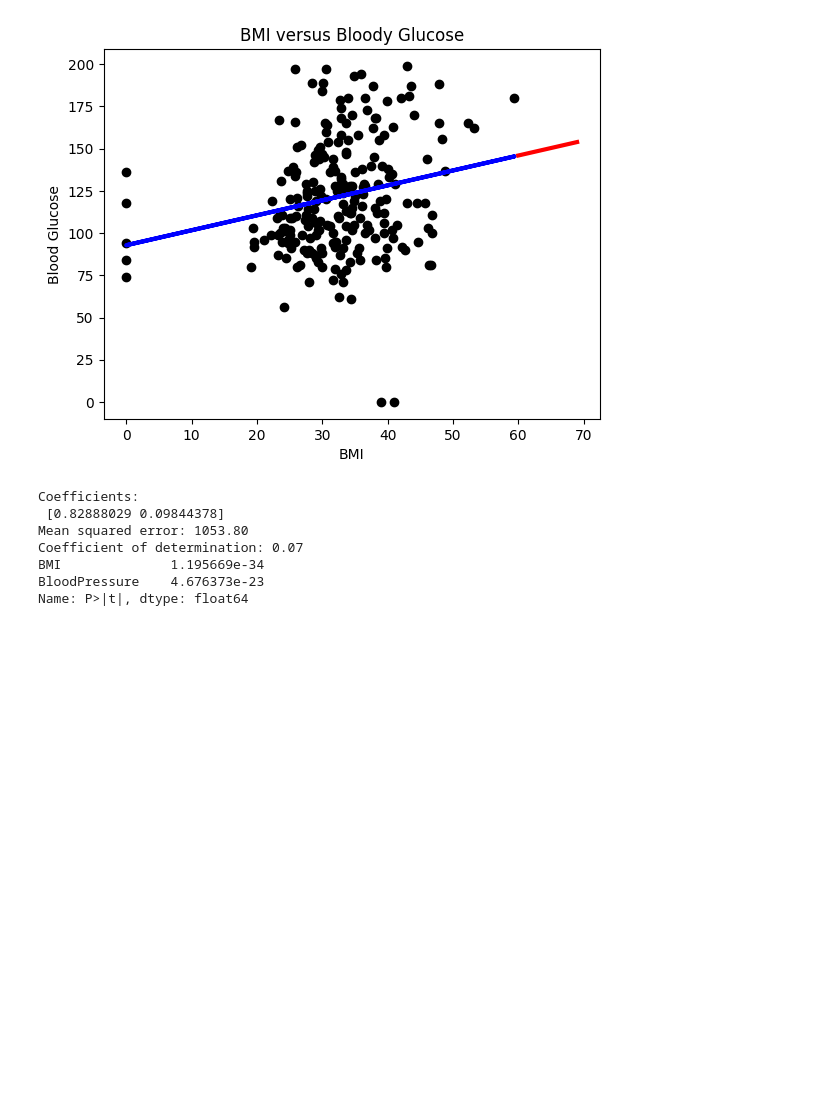
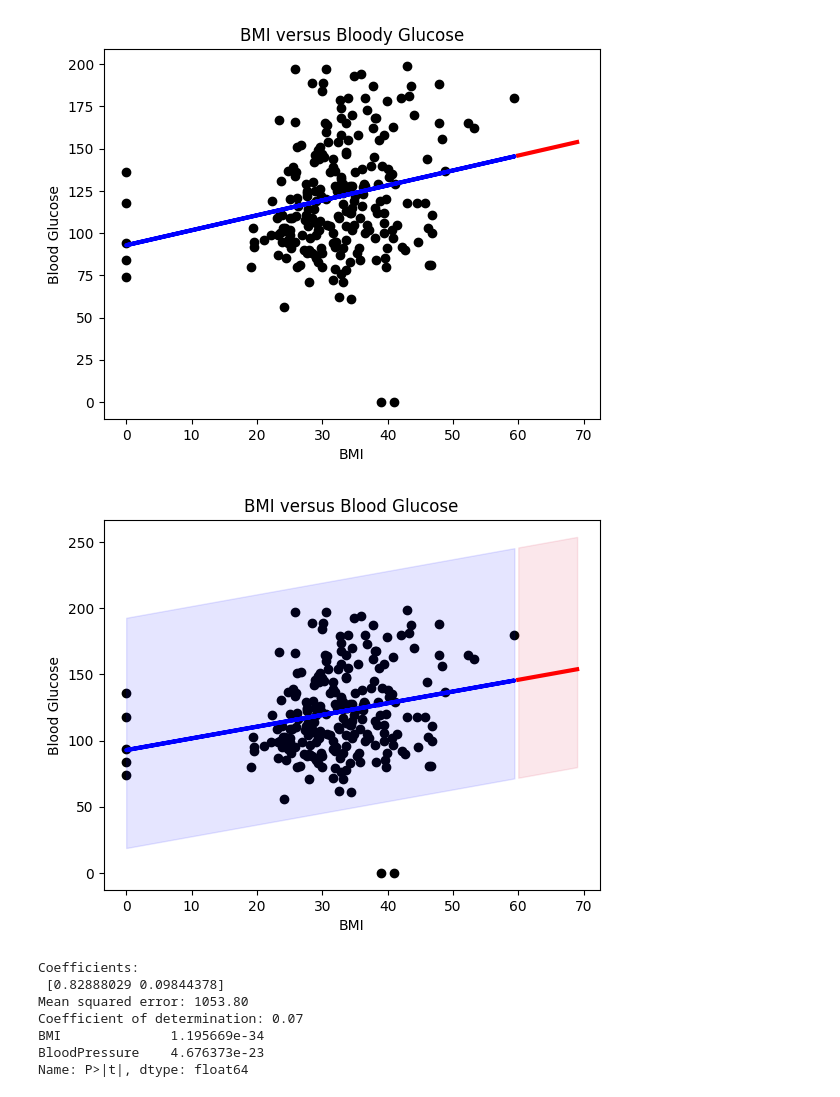
Before and after one commit to data-to-insight/ERN-sessions, a Jupyter notebook: Intro to forecasting and ML/1 SKLearn forecasting.ipynb, the cells around one changed output. Drawn from its saved outputs; the diff is of its cells as text; code cells hidden in the pictures; blank space fills up the shorter version.

Commit message:
added confidence intervals chart

```diff
--- a/Intro to forecasting and ML/1 SKLearn forecasting.ipynb
+++ b/Intro to forecasting and ML/1 SKLearn forecasting.ipynb
@@ -155,6 +155,35 @@ plt.plot(prediction_df['BMI'], prediction_df['Glucose'], color="red", linewidth=
 plt.show()
 # %% [output]
 [figure]
+# %%
+import statsmodels.api as sm
+alpha = 0.05 # 95% confidence interval
+lr = sm.OLS(y_train, sm.add_constant(X_train)).fit()
+conf_interval = lr.conf_int(alpha)
+
+conf_interval
+
+lr_df = pd.DataFrame({'BMI':X_test.ravel(),
+                      'Glucose':y_pred.ravel()})
+
+lr_df = lr_df.sort_values('BMI')
+
+plt.scatter(X_test, y_test, color="black")
+plt.plot(X_test, y_pred, color="blue", linewidth=3)
+# plt.fill_between(X_test.ravel(), (y_pred.ravel() - 74), (y_pred.ravel() + 100), alpha=.1, color='blue')
+plt.fill_between(lr_df['BMI'], (lr_df['Glucose'] - 74), (lr_df['Glucose']  + 100), alpha=.1, color='blue')
+
+plt.xlabel('BMI')
+plt.ylabel('Blood Glucose')
+
+plt.title('BMI versus Blood Glucose')
+
+plt.plot(prediction_df['BMI'], prediction_df['Glucose'], color="red", linewidth=3)
+
+plt.fill_between(prediction_df['BMI'], (prediction_df['Glucose'] - 74), (prediction_df['Glucose'] + 100), alpha=.1, color='crimson')
+plt.show()
+# %% [output]
+[figure, added]
 # %%
 # Multiple linear regression predicitons
 # Multiple regression - we won't plot this as we'd need a 3d plot! But we can still make predicitons
```
Also changed, not shown: parts of 1 cell of this notebook, 1 other file.
